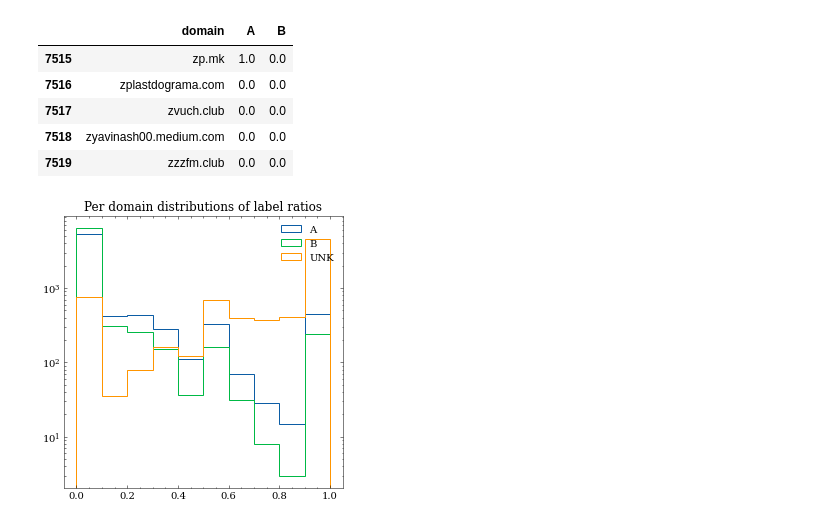
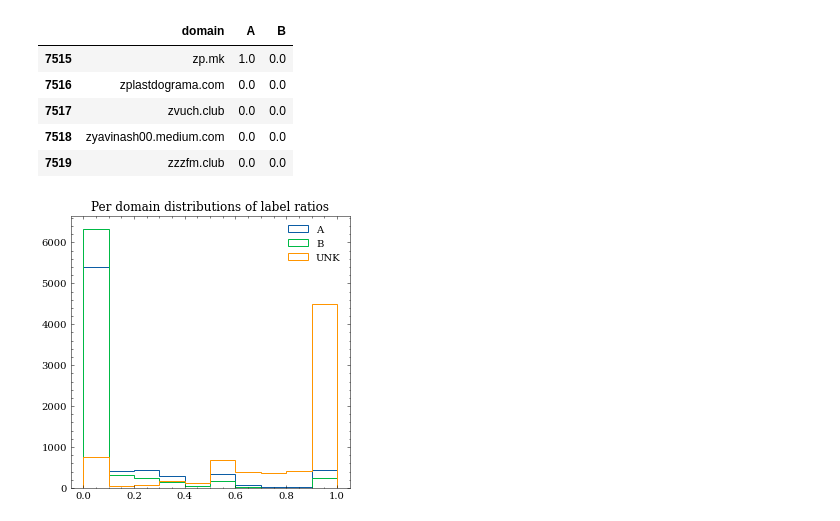
Before and after one commit to 5roop/task7, a Jupyter notebook: 8_eval_on_tmx_files.ipynb, the cells around one changed output. Cells and saved outputs as stored; diff of their text form; code cells hidden in the pictures.

```diff
--- a/8_eval_on_tmx_files.ipynb
+++ b/8_eval_on_tmx_files.ipynb
@@ -134,15 +134,15 @@ new_df.tail()
 # %%
 #plt.hist([new_df.A, new_df.B], bins=10, stacked=True, density=True)
 plt.figure(figsize=(5,5))
 plt.hist(new_df.A, bins=10, stacked=False, density=False, histtype="step", label="A")
 plt.hist(new_df.B, bins=10, stacked=False, density=False, histtype="step", label="B")
 #plt.hist(new_df.MIX, bins=10, stacked=False, density=False, histtype="step", label="MIX")
 plt.hist(new_df.UNK, bins=10, stacked=False, density=False, histtype="step", label="UNK")
 plt.legend()
-plt.semilogy()
+#plt.semilogy()
 plt.title("Per domain distributions of label ratios")
-plt.savefig("images/8_per_domain_distributions.png")
+#plt.savefig("images/8_per_domain_distributions.png")
 plt.show()
 # %% [output]
-[figure, old version]
+[figure, new version]
 # %%
```
Also changed, not shown: parts of 3 cells of this notebook, 2 other files.
